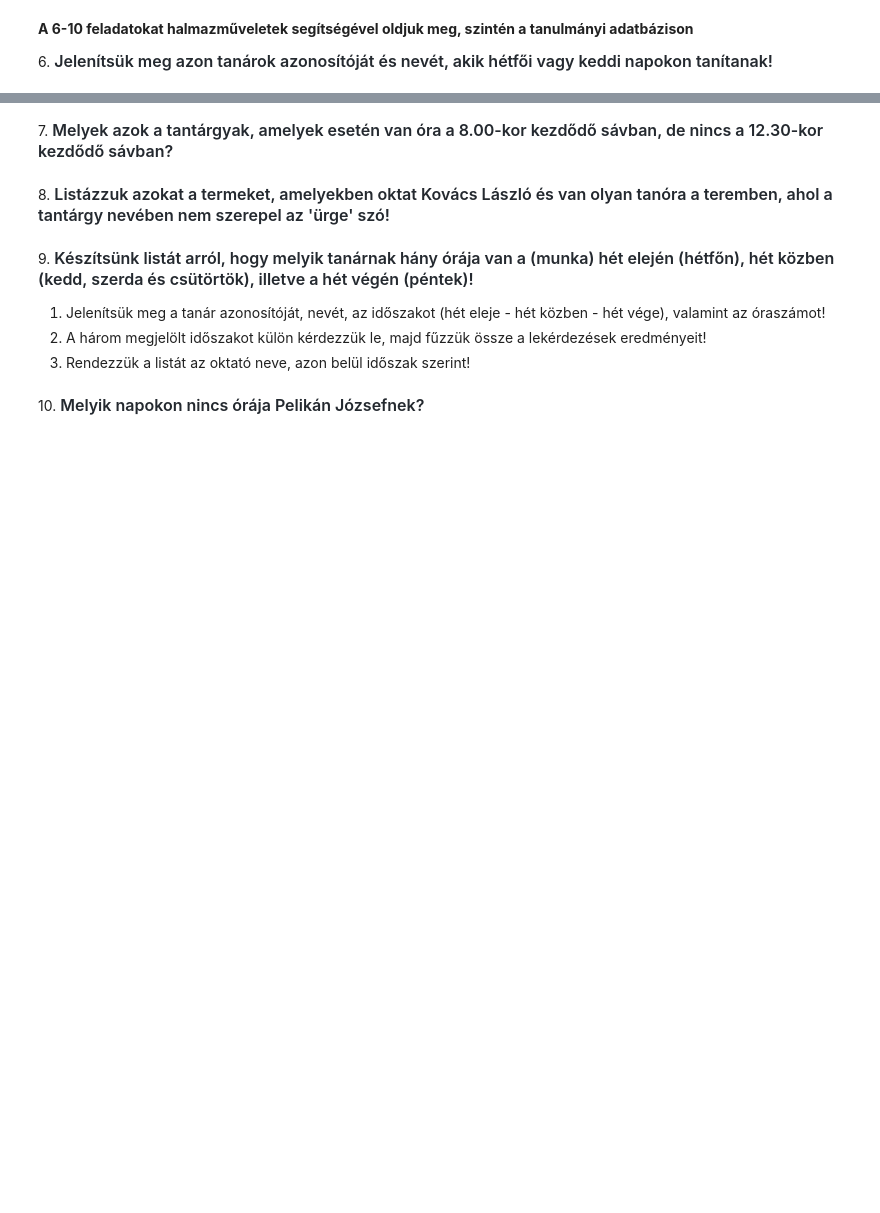
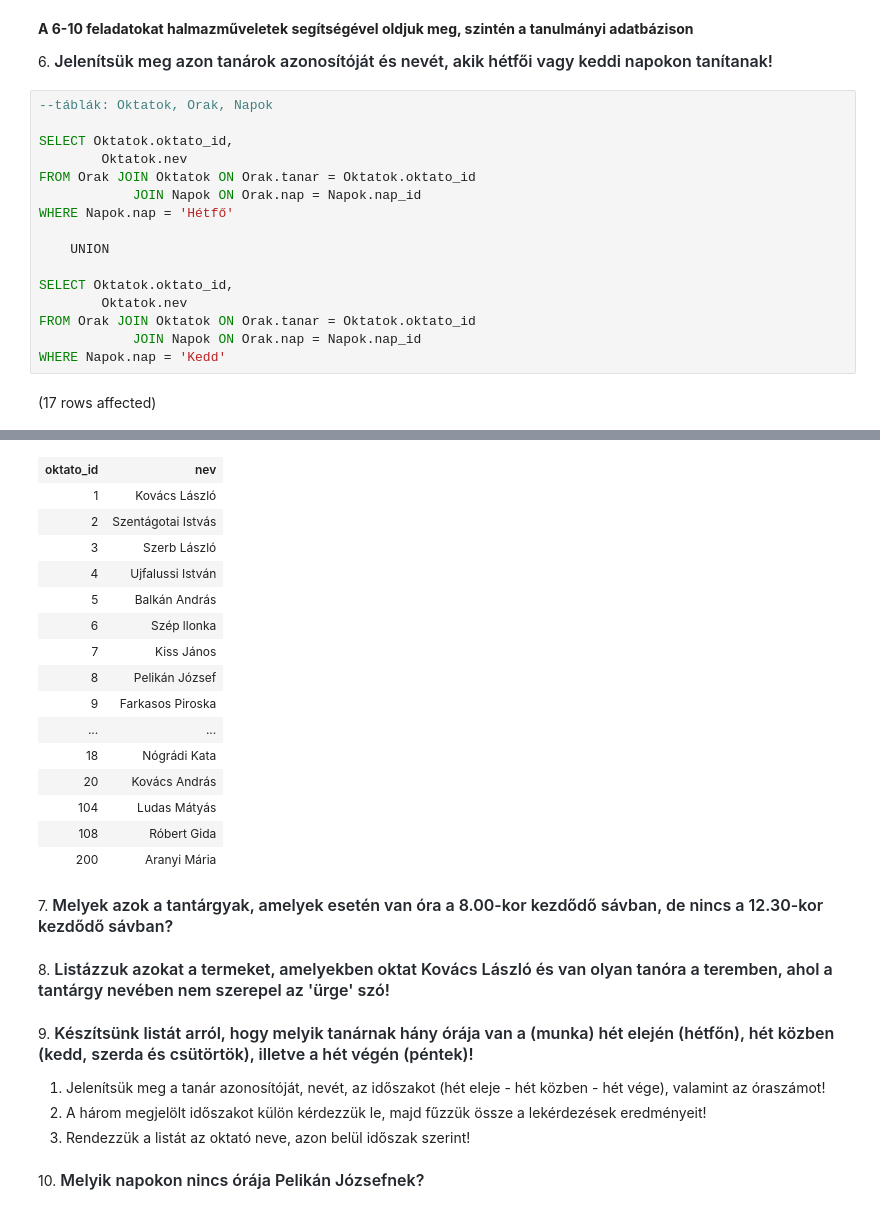
Before and after one commit to varadikitti/sqlgyak03, a Jupyter notebook: gyakorlat03_feladatok.ipynb, the cells around one changed output, grey strips where cells are left out. Drawn from its saved outputs; the diff is of its cells as text; blank space fills up the shorter version.

```diff
--- a/gyakorlat03_feladatok.ipynb
+++ b/gyakorlat03_feladatok.ipynb
@@ -109,3 +114,21 @@ Total execution time: 00:00:00
 **A 6-10 feladatokat halmazműveletek segítségével oldjuk meg, szintén a tanulmányi adatbázison**
 
 6. <span style="background-color:rgb(255, 255, 255);color:rgb(36, 41, 47);font-family:-apple-system, BlinkMacSystemFont, &quot;Segoe UI&quot;, Helvetica, Arial, sans-serif, &quot;Apple Color Emoji&quot;, &quot;Segoe UI Emoji&quot;;font-size:16px;font-weight:600;">Jelenítsük meg azon tanárok azonosítóját és nevét, akik hétfői vagy keddi napokon tanítanak!</span>
+# %%
+--táblák: Oktatok, Orak, Napok
+
+SELECT Oktatok.oktato_id,
+        Oktatok.nev
+FROM Orak JOIN Oktatok ON Orak.tanar = Oktatok.oktato_id
+            JOIN Napok ON Orak.nap = Napok.nap_id
+WHERE Napok.nap = 'Hétfő'
+
+    UNION
+
+SELECT Oktatok.oktato_id,
+        Oktatok.nev
+FROM Orak JOIN Oktatok ON Orak.tanar = Oktatok.oktato_id
+            JOIN Napok ON Orak.nap = Napok.nap_id
+WHERE Napok.nap = 'Kedd'
+# %% [output]
+(17 rows affected)
@@ -112,3 +136,19 @@ Total execution time: 00:00:00
+| oktato_id | nev |
+| 1 | Kovács László |
+| 2 | Szentágotai Istvás |
+| 3 | Szerb László |
+| 4 | Ujfalussi István |
+| 5 | Balkán András |
+| 6 | Szép llonka |
+| 7 | Kiss János |
+| 8 | Pelikán József |
+| 9 | Farkasos Piroska |
+| ... | ... |
+| 18 | Nógrádi Kata |
+| 20 | Kovács András |
+| 104 | Ludas Mátyás |
+| 108 | Róbert Gida |
+| 200 | Aranyi Mária |
 # %% [markdown]
 7. <span style="background-color: rgb(255, 255, 255); color: rgb(36, 41, 47); font-family: -apple-system, BlinkMacSystemFont, &quot;Segoe UI&quot;, Helvetica, Arial, sans-serif, &quot;Apple Color Emoji&quot;, &quot;Segoe UI Emoji&quot;; font-size: 16px; font-weight: 600;">Melyek azok a tantárgyak, amelyek esetén van óra a 8.00-kor kezdődő sávban, de nincs a 12.30-kor kezdődő sávban?</span>
 # %% [markdown]
```
Also changed, not shown: parts of 3 cells of this notebook.
